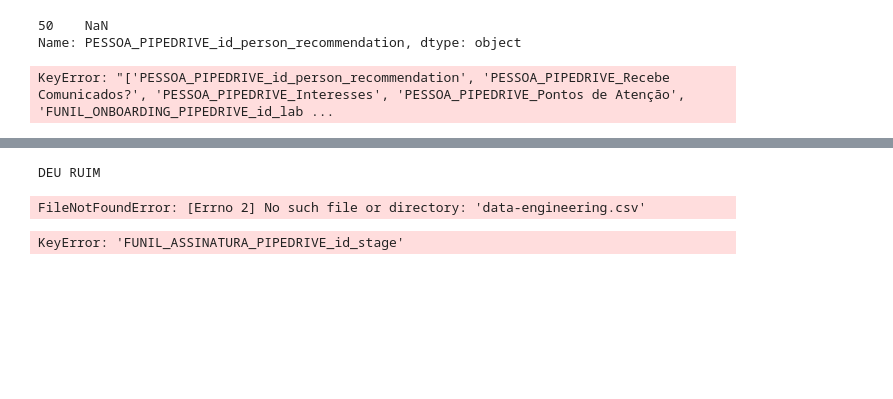
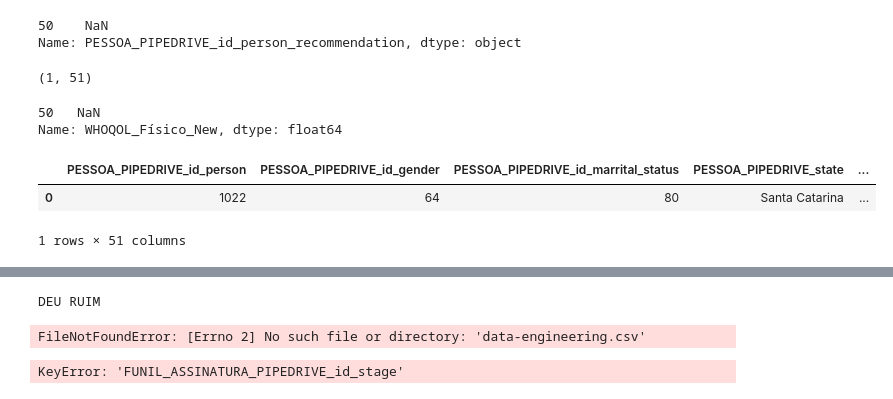
Before and after one commit to alessitomas/streamlit-deploy, a Jupyter notebook: src/scripts/teste.ipynb, the cells around one changed output, grey strips where cells are left out. Cells and saved outputs as stored; diff of their text form; code cells hidden in the pictures; blank space fills up the shorter version.

```diff
--- a/src/scripts/teste.ipynb
+++ b/src/scripts/teste.ipynb
@@ -77,8 +82,8 @@ data_dataframe["PESSOA_PIPEDRIVE_id_person_recommendation"]
 50    NaN
 Name: PESSOA_PIPEDRIVE_id_person_recommendation, dtype: object
 # %%
-import datetime
-
+import datetime as dt
+from datetime import datetime
 from sklearn.impute import SimpleImputer
 import numpy as np
 
@@ -106,11 +111,17 @@ data_dataframe["PESSOA_PIPEDRIVE_state"].fillna(data_dataframe["PESSOA_PIPEDRIVE
 
 data_dataframe["PESSOA_PIPEDRIVE_city"].fillna(data_dataframe["PESSOA_PIPEDRIVE_city"].mode()[0], inplace=True)
 
+def convert_to_int(x):
+    if pd.notna(x) and int(x) == 412:
+        return 1
+    else:
+        return 0
 
 
-
-data_dataframe['PESSOA_PIPEDRIVE_id_health_plan'].fillna(data_dataframe['PESSOA_PIPEDRIVE_id_health_plan'].mode()[0], inplace=True)
-data_dataframe['PESSOA_PIPEDRIVE_has_public_health_plan'] = data_dataframe['PESSOA_PIPEDRIVE_id_health_plan'].apply(lambda x: 1 if int(x) == 412 else 0)
+mode_value = data_dataframe['PESSOA_PIPEDRIVE_id_health_plan'].mode()
+if not mode_value.empty:
+    data_dataframe['PESSOA_PIPEDRIVE_id_health_plan'].fillna(mode_value[0], inplace=True)
+data_dataframe['PESSOA_PIPEDRIVE_has_public_health_plan'] = data_dataframe['PESSOA_PIPEDRIVE_id_health_plan'].apply(convert_to_int)
 data_dataframe = data_dataframe.drop(['PESSOA_PIPEDRIVE_id_health_plan'], axis=1)
 data_dataframe["PESSOA_PIPEDRIVE_tem_data_dataframe_de_termino_de_contrato"] = data_dataframe["PESSOA_PIPEDRIVE_contract_end_date"].apply(lambda x: 0 if pd.isna(x) else 1)
 data_dataframe.drop(["PESSOA_PIPEDRIVE_id_continuity_pf"], axis=1, inplace=True)
@@ -188,7 +199,7 @@ for indice, valor in data_dataframe["FUNIL_ASSINATURA_PIPEDRIVE_lost_time"].item
         if pd.notna(data_dataframe.loc[indice, "PESSOA_PIPEDRIVE_contract_end_date"]):
             data_dataframe.loc[indice, "FUNIL_ASSINATURA_PIPEDRIVE_lost_time"] = data_dataframe.loc[indice, "PESSOA_PIPEDRIVE_contract_end_date"]
 
-data_dataframe["FUNIL_ASSINATURA_PIPEDRIVE_lost_time"].fillna(datetime.date.today(), inplace=True)
+data_dataframe["FUNIL_ASSINATURA_PIPEDRIVE_lost_time"].fillna(dt.date.today(), inplace=True)
 
 for indice, valor in data_dataframe["FUNIL_ASSINATURA_PIPEDRIVE_lost_time"].items():
     index = str(data_dataframe.loc[indice, "FUNIL_ASSINATURA_PIPEDRIVE_lost_time"]).find(";")
@@ -370,5 +381,12 @@ data_dataframe = data_dataframe.drop(data_dataframe[(data_dataframe['FUNIL_ASSIN
 #exportando df pronto
 
 data_dataframe.to_csv('../notebooks/data/data-preprocessed.csv', index=False)
-# %% [output]
-KeyError: "['PESSOA_PIPEDRIVE_id_person_recommendation', 'PESSOA_PIPEDRIVE_Recebe Comunicados?', 'PESSOA_PIPEDRIVE_Interesses', 'PESSOA_PIPEDRIVE_Pontos de Atenção', 'FUNIL_ONBOARDING_PIPEDRIVE_id_lab ...
+# %%
+data_dataframe.shape
+# %% [output]
+(1, 51)
+# %%
+data_dataframe["WHOQOL_Físico_New"]
+# %% [output]
+50   NaN
+Name: WHOQOL_Físico_New, dtype: float64
@@ -374,0 +579,8 @@ KeyError: "['PESSOA_PIPEDRIVE_id_person_recommendation', 'PESSOA_PIPEDRIVE_Receb
+# %%
+df2 = pd.read_csv("../notebooks/data/data-preprocessed.csv")
+
+df2.head()
+# %% [output]
+|  | PESSOA_PIPEDRIVE_id_person | PESSOA_PIPEDRIVE_id_gender | PESSOA_PIPEDRIVE_id_marrital_status | PESSOA_PIPEDRIVE_state | ... |
+| 0 | 1022 | 64 | 80 | Santa Catarina | ... |
+1 rows × 51 columns
```
Also changed, not shown: parts of 5 cells of this notebook, 4 other files.
